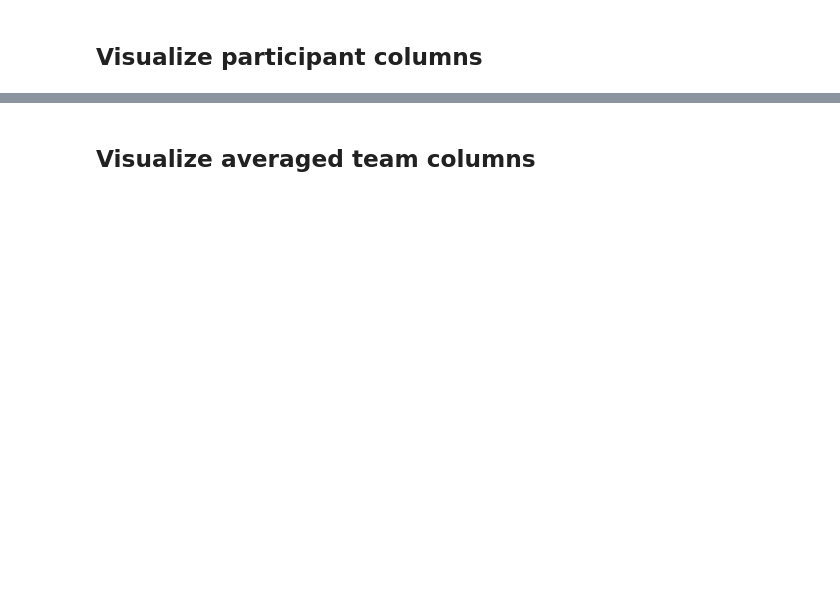
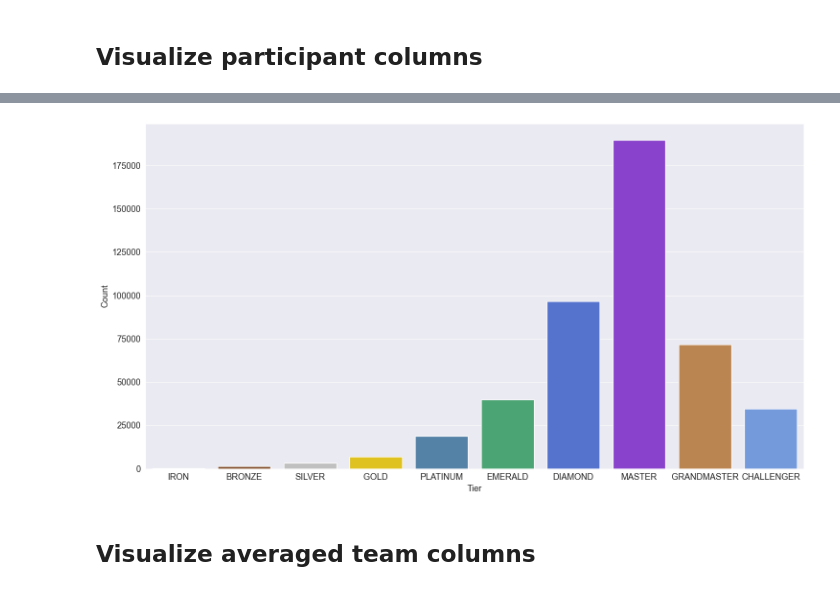
Before and after one commit to MoritzPalm/LeagueOfLegendsWinPrediction, a Jupyter notebook: Exploration/datasetViz.ipynb, the cells around one changed output, grey strips where cells are left out. Cells and saved outputs as stored; diff of their text form; code cells hidden in the pictures; blank space fills up the shorter version.

```diff
--- a/Exploration/datasetViz.ipynb
+++ b/Exploration/datasetViz.ipynb
@@ -269,5 +329,5 @@ sns.boxplot(data=gameDurationMinutes)
 # %% [markdown]
 ## Visualize participant columns
 # %%
-merged = merge_columns(df_static)
+merged = merge_columns(df)
 merged.keys()
@@ -281,13 +345,21 @@ plt.show()
 # %%
 # TODO: change colors to match rank colors
+colors = ['darkgray', 'saddlebrown', 'silver', 'gold', 'steelblue','mediumseagreen', 'royalblue', 'blueviolet', 'peru', 'cornflowerblue']
+
 df_tier = pd.DataFrame(merged['tier'])
 df_tier.columns = ['tier']
 plt.figure(figsize=(15, 8))
 ax = sns.countplot(df_tier, x='tier', orient='y',
                    order=['IRON', 'BRONZE', 'SILVER', 'GOLD', 'PLATINUM', 'EMERALD', 'DIAMOND', 'MASTER', 'GRANDMASTER',
-                          'CHALLENGER'])
-ax.set(xlabel='Tier', ylabel='Count')
-plt.savefig('thesis/images/tier_distribution.pgf')
+                          'CHALLENGER'], palette=colors)
+ax.set_xlabel('Tier', fontsize=13)
+ax.set_ylabel('Count', fontsize=13)
+ax.tick_params(axis='x', labelsize=13)
+ax.tick_params(axis='y', labelsize=13)
+plt.tight_layout()
+plt.savefig('thesis/images/tier_distribution.pgf', bbox_inches='tight')
+# %% [output]
+[figure, added]
 # %%
 df_merged.head()
 # %% [markdown]
```
Also changed, not shown: parts of 11 cells of this notebook, 11 other files.
